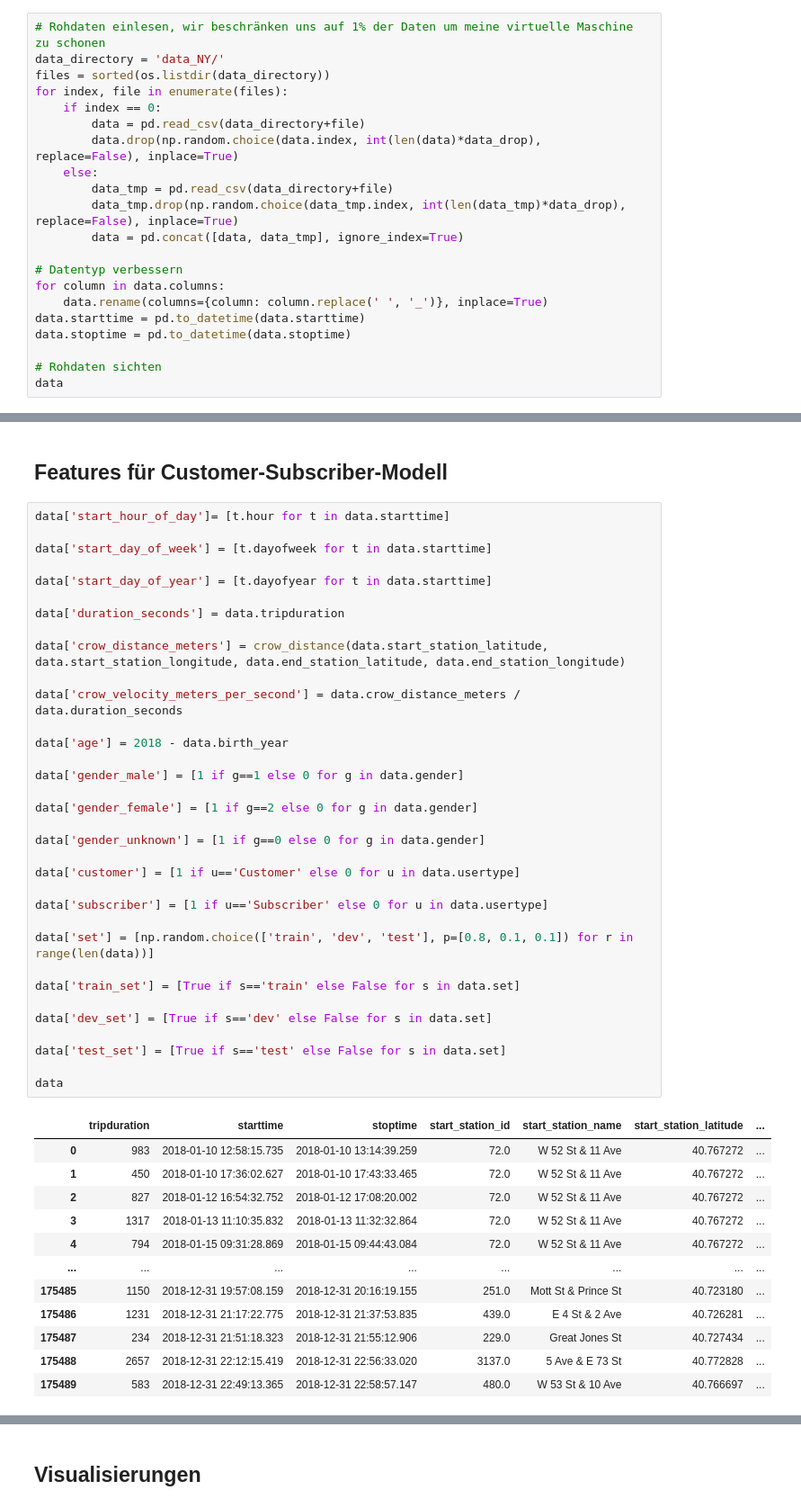
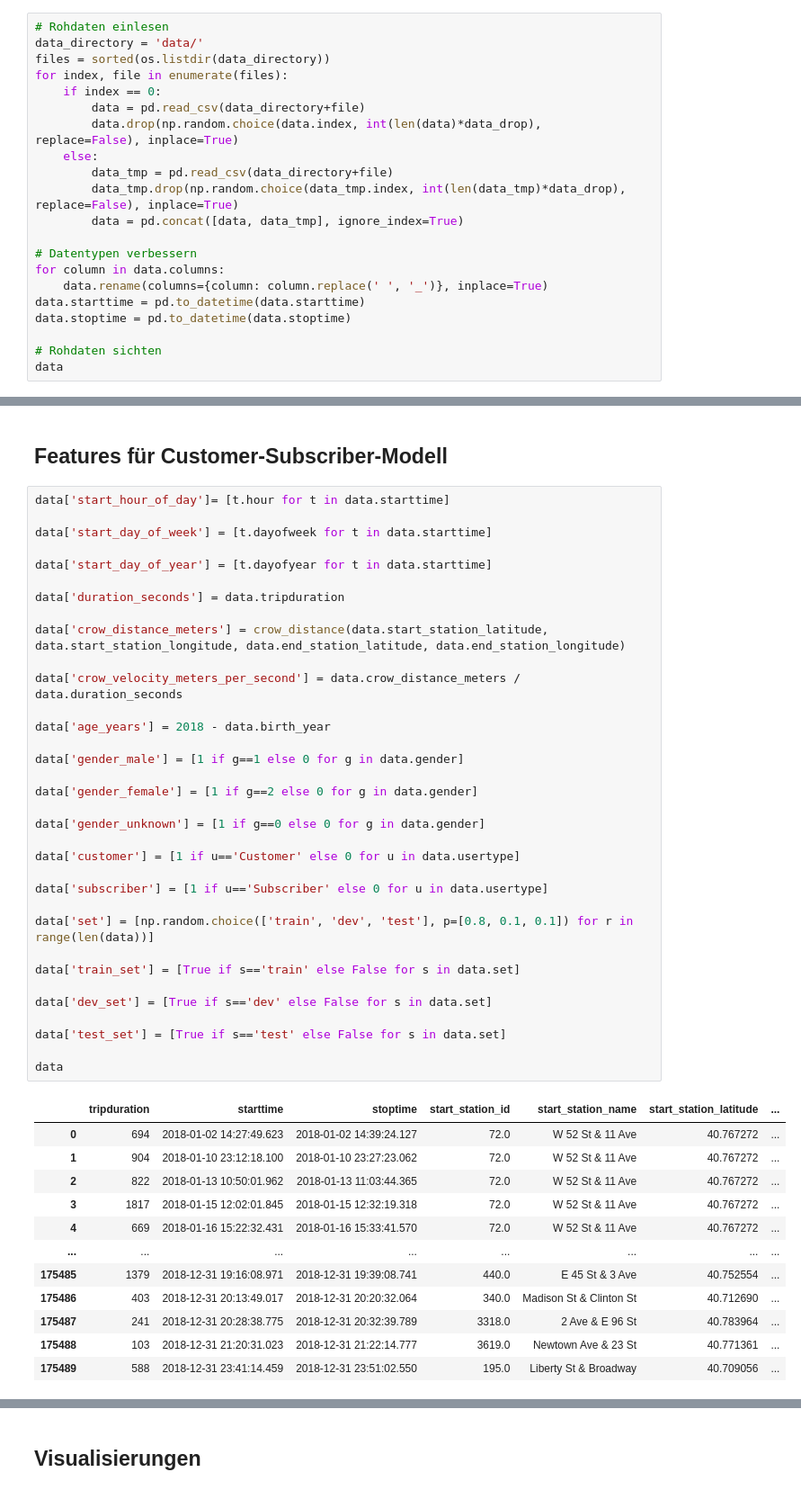
Before and after one commit to betancourt-c/ny_citibike, a Jupyter notebook: ny_citibike.ipynb, the cells around one changed output, grey strips where cells are left out. Shown at 90% size. Saved outputs shown, nothing was run; the diff lists cells and outputs as text.

```diff
--- a/ny_citibike.ipynb
+++ b/ny_citibike.ipynb
@@ -72,8 +71,8 @@ Using `tqdm.autonotebook.tqdm` in notebook mode. Use `tqdm.tqdm` instead to forc
 # %% [markdown]
 ## Datenvorbereitung
 # %%
-# Rohdaten einlesen, wir beschränken uns auf 1% der Daten um meine virtuelle Maschine zu schonen
-data_directory = 'data_NY/'
+# Rohdaten einlesen
+data_directory = 'data/'
 files = sorted(os.listdir(data_directory))
 for index, file in enumerate(files):
     if index == 0:
@@ -84,7 +83,7 @@ for index, file in enumerate(files):
         data_tmp.drop(np.random.choice(data_tmp.index, int(len(data_tmp)*data_drop), replace=False), inplace=True)
         data = pd.concat([data, data_tmp], ignore_index=True)
 
-# Datentyp verbessern
+# Datentypen verbessern
 for column in data.columns:
     data.rename(columns={column: column.replace(' ', '_')}, inplace=True)
 data.starttime = pd.to_datetime(data.starttime)
@@ -183,42 +203,42 @@ data['start_day_of_week'] = [t.dayofweek for t in data.starttime]
 data['start_day_of_year'] = [t.dayofyear for t in data.starttime]
 
 data['duration_seconds'] = data.tripduration
 
 data['crow_distance_meters'] = crow_distance(data.start_station_latitude, data.start_station_longitude, data.end_station_latitude, data.end_station_longitude)
 
 data['crow_velocity_meters_per_second'] = data.crow_distance_meters / data.duration_seconds
 
-data['age'] = 2018 - data.birth_year
+data['age_years'] = 2018 - data.birth_year
 
 data['gender_male'] = [1 if g==1 else 0 for g in data.gender]
 
 data['gender_female'] = [1 if g==2 else 0 for g in data.gender]
 
 data['gender_unknown'] = [1 if g==0 else 0 for g in data.gender]
 
 data['customer'] = [1 if u=='Customer' else 0 for u in data.usertype]
 
 data['subscriber'] = [1 if u=='Subscriber' else 0 for u in data.usertype]
 
 data['set'] = [np.random.choice(['train', 'dev', 'test'], p=[0.8, 0.1, 0.1]) for r in range(len(data))]
 
 data['train_set'] = [True if s=='train' else False for s in data.set]
 
 data['dev_set'] = [True if s=='dev' else False for s in data.set]
 
 data['test_set'] = [True if s=='test' else False for s in data.set]
 
 data
 # %% [output]
 |  | tripduration | starttime | stoptime | start_station_id | start_station_name | start_station_latitude | ... |
-| 0 | 983 | 2018-01-10 12:58:15.735 | 2018-01-10 13:14:39.259 | 72.0 | W 52 St & 11 Ave | 40.767272 | ... |
-| 1 | 450 | 2018-01-10 17:36:02.627 | 2018-01-10 17:43:33.465 | 72.0 | W 52 St & 11 Ave | 40.767272 | ... |
-| 2 | 827 | 2018-01-12 16:54:32.752 | 2018-01-12 17:08:20.002 | 72.0 | W 52 St & 11 Ave | 40.767272 | ... |
-| 3 | 1317 | 2018-01-13 11:10:35.832 | 2018-01-13 11:32:32.864 | 72.0 | W 52 St & 11 Ave | 40.767272 | ... |
-| 4 | 794 | 2018-01-15 09:31:28.869 | 2018-01-15 09:44:43.084 | 72.0 | W 52 St & 11 Ave | 40.767272 | ... |
+| 0 | 694 | 2018-01-02 14:27:49.623 | 2018-01-02 14:39:24.127 | 72.0 | W 52 St & 11 Ave | 40.767272 | ... |
+| 1 | 904 | 2018-01-10 23:12:18.100 | 2018-01-10 23:27:23.062 | 72.0 | W 52 St & 11 Ave | 40.767272 | ... |
+| 2 | 822 | 2018-01-13 10:50:01.962 | 2018-01-13 11:03:44.365 | 72.0 | W 52 St & 11 Ave | 40.767272 | ... |
+| 3 | 1817 | 2018-01-15 12:02:01.845 | 2018-01-15 12:32:19.318 | 72.0 | W 52 St & 11 Ave | 40.767272 | ... |
+| 4 | 669 | 2018-01-16 15:22:32.431 | 2018-01-16 15:33:41.570 | 72.0 | W 52 St & 11 Ave | 40.767272 | ... |
 | ... | ... | ... | ... | ... | ... | ... | ... |
-| 175485 | 1150 | 2018-12-31 19:57:08.159 | 2018-12-31 20:16:19.155 | 251.0 | Mott St & Prince St | 40.723180 | ... |
-| 175486 | 1231 | 2018-12-31 21:17:22.775 | 2018-12-31 21:37:53.835 | 439.0 | E 4 St & 2 Ave | 40.726281 | ... |
-| 175487 | 234 | 2018-12-31 21:51:18.323 | 2018-12-31 21:55:12.906 | 229.0 | Great Jones St | 40.727434 | ... |
-| 175488 | 2657 | 2018-12-31 22:12:15.419 | 2018-12-31 22:56:33.020 | 3137.0 | 5 Ave & E 73 St | 40.772828 | ... |
-| 175489 | 583 | 2018-12-31 22:49:13.365 | 2018-12-31 22:58:57.147 | 480.0 | W 53 St & 10 Ave | 40.766697 | ... |
+| 175485 | 1379 | 2018-12-31 19:16:08.971 | 2018-12-31 19:39:08.741 | 440.0 | E 45 St & 3 Ave | 40.752554 | ... |
+| 175486 | 403 | 2018-12-31 20:13:49.017 | 2018-12-31 20:20:32.064 | 340.0 | Madison St & Clinton St | 40.712690 | ... |
+| 175487 | 241 | 2018-12-31 20:28:38.775 | 2018-12-31 20:32:39.789 | 3318.0 | 2 Ave & E 96 St | 40.783964 | ... |
+| 175488 | 103 | 2018-12-31 21:20:31.023 | 2018-12-31 21:22:14.777 | 3619.0 | Newtown Ave & 23 St | 40.771361 | ... |
+| 175489 | 588 | 2018-12-31 23:41:14.459 | 2018-12-31 23:51:02.550 | 195.0 | Liberty St & Broadway | 40.709056 | ... |
```
Also changed, not shown: parts of 24 cells of this notebook, 2 other files.
